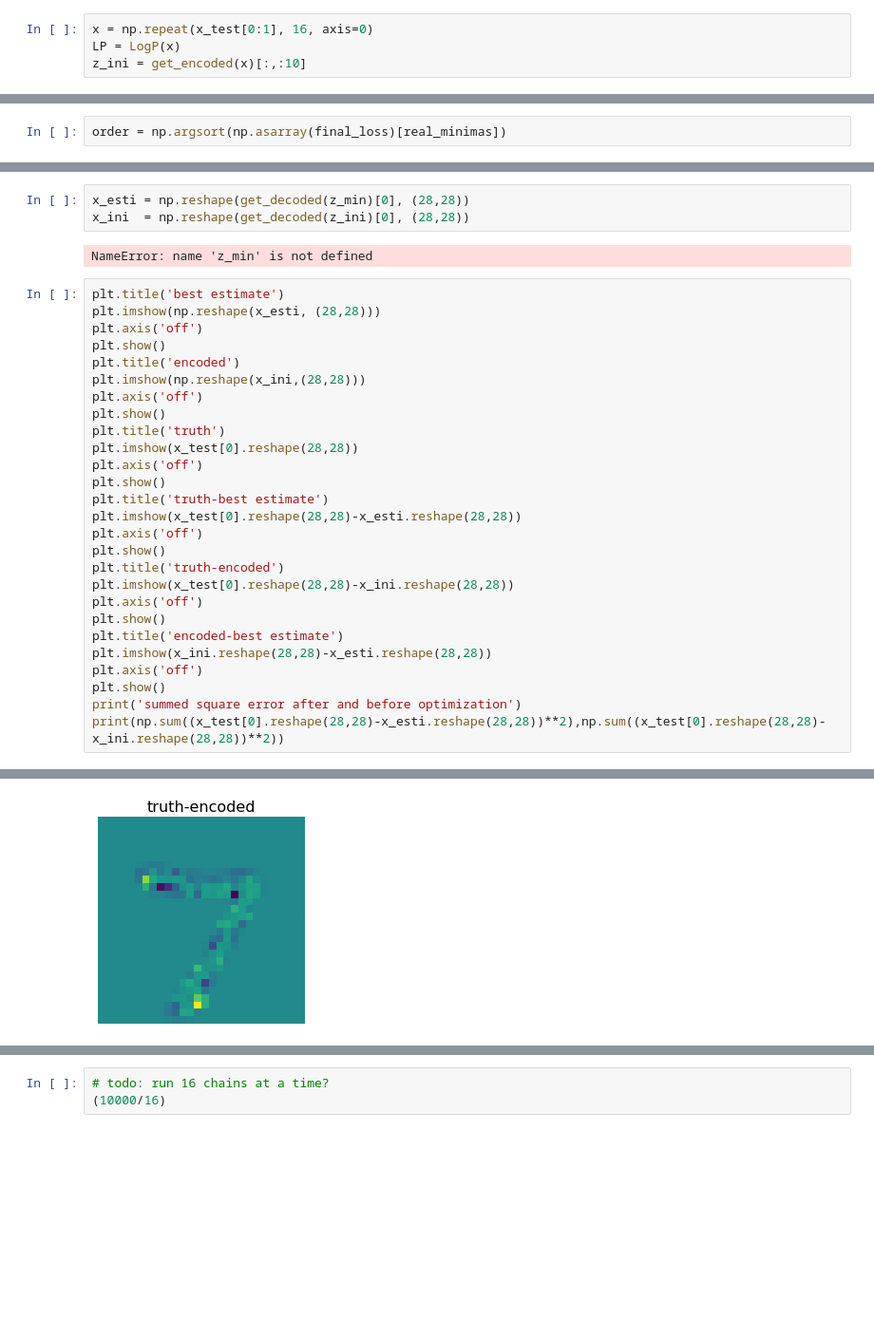
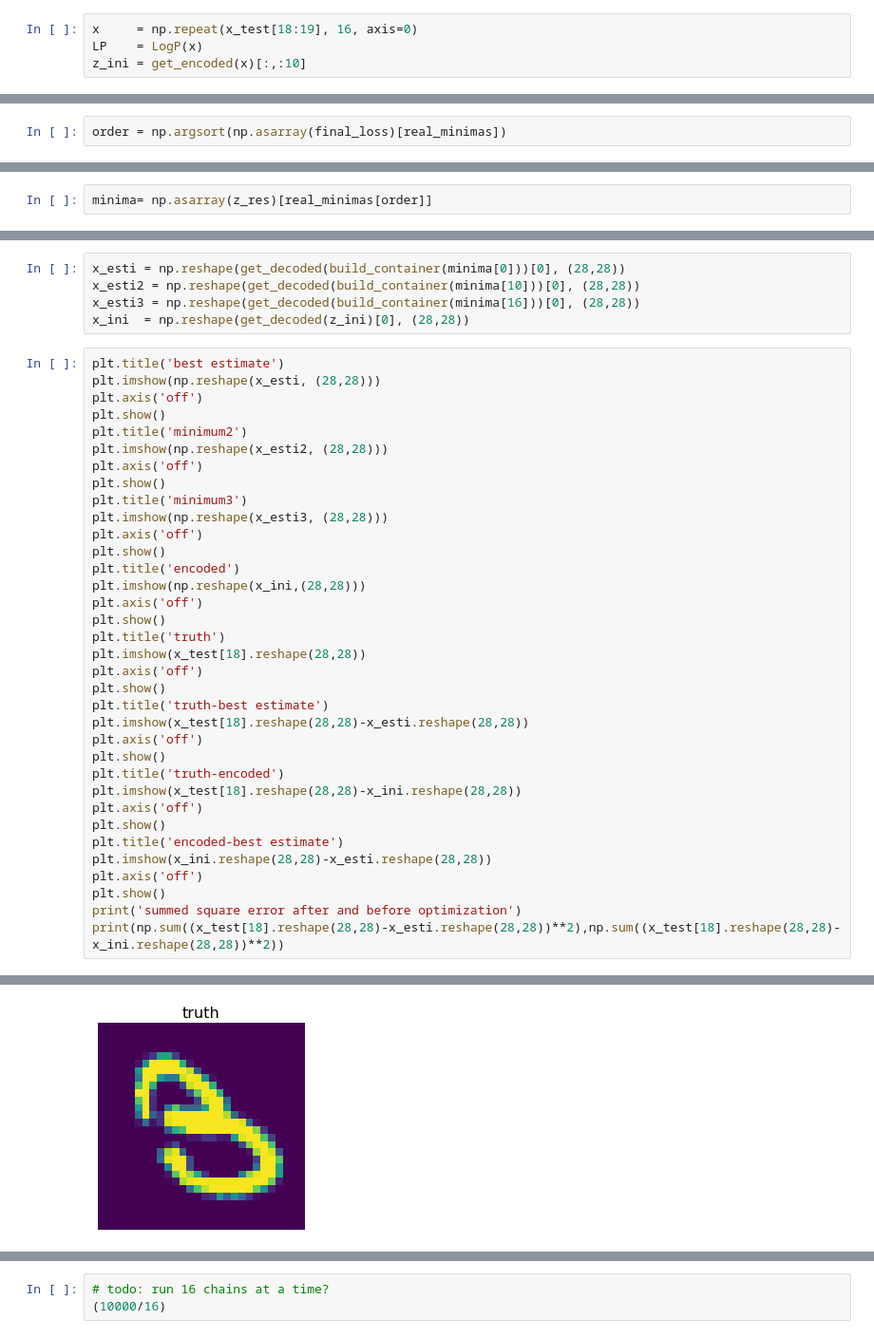
Before and after one commit to VMBoehm/PAE, a Jupyter notebook: notebooks/tf2/logp_eval_tflowsampler.ipynb, the cells around one changed output, grey strips where cells are left out. Shown at 95% size. Cells and saved outputs as stored; diff of their text form; blank space fills up the shorter version.

```diff
--- a/notebooks/tf2/logp_eval_tflowsampler.ipynb
+++ b/notebooks/tf2/logp_eval_tflowsampler.ipynb
@@ -178,6 +176,6 @@ class LogP():
 
         return logp, grad
 # %%
-x = np.repeat(x_test[0:1], 16, axis=0)
-LP = LogP(x)
+x     = np.repeat(x_test[18:19], 16, axis=0)
+LP    = LogP(x)
 z_ini = get_encoded(x)[:,:10]
@@ -321,3 +373,5 @@ Text(0, 0.5, 'position of minimum')
+# %%
+minima= np.asarray(z_res)[real_minimas[order]]
 # %%
 optimizer = tf.keras.optimizers.Adam(learning_rate=0.01)
 
@@ -377,11 +417,19 @@ findfont: Font family ['lmodern'] not found. Falling back to DejaVu Sans.
 # %%
-x_esti = np.reshape(get_decoded(z_min)[0], (28,28))
+x_esti = np.reshape(get_decoded(build_container(minima[0]))[0], (28,28))
+x_esti2 = np.reshape(get_decoded(build_container(minima[10]))[0], (28,28))
+x_esti3 = np.reshape(get_decoded(build_container(minima[16]))[0], (28,28))
 x_ini  = np.reshape(get_decoded(z_ini)[0], (28,28))
-# %% [output]
-NameError: name 'z_min' is not defined
 # %%
 plt.title('best estimate')
 plt.imshow(np.reshape(x_esti, (28,28)))
+plt.axis('off')
+plt.show()
+plt.title('minimum2')
+plt.imshow(np.reshape(x_esti2, (28,28)))
+plt.axis('off')
+plt.show()
+plt.title('minimum3')
+plt.imshow(np.reshape(x_esti3, (28,28)))
 plt.axis('off')
 plt.show()
 plt.title('encoded')
@@ -389,15 +437,15 @@ plt.imshow(np.reshape(x_ini,(28,28)))
 plt.axis('off')
 plt.show()
 plt.title('truth')
-plt.imshow(x_test[0].reshape(28,28))
+plt.imshow(x_test[18].reshape(28,28))
 plt.axis('off')
 plt.show()
 plt.title('truth-best estimate')
-plt.imshow(x_test[0].reshape(28,28)-x_esti.reshape(28,28))
+plt.imshow(x_test[18].reshape(28,28)-x_esti.reshape(28,28))
 plt.axis('off')
 plt.show()
 plt.title('truth-encoded')
-plt.imshow(x_test[0].reshape(28,28)-x_ini.reshape(28,28))
+plt.imshow(x_test[18].reshape(28,28)-x_ini.reshape(28,28))
 plt.axis('off')
 plt.show()
 plt.title('encoded-best estimate')
@@ -405,5 +453,5 @@ plt.imshow(x_ini.reshape(28,28)-x_esti.reshape(28,28))
 plt.axis('off')
 plt.show()
 print('summed square error after and before optimization')
-print(np.sum((x_test[0].reshape(28,28)-x_esti.reshape(28,28))**2),np.sum((x_test[0].reshape(28,28)-x_ini.reshape(28,28))**2))
+print(np.sum((x_test[18].reshape(28,28)-x_esti.reshape(28,28))**2),np.sum((x_test[18].reshape(28,28)-x_ini.reshape(28,28))**2))
 # %% [output]
@@ -414 +462 @@ print(np.sum((x_test[0].reshape(28,28)-x_esti.reshape(28,28))**2),np.sum((x_test
-[figure, old version]
+[figure, new version]
```
Also changed, not shown: parts of 26 cells of this notebook, 1 other file.
